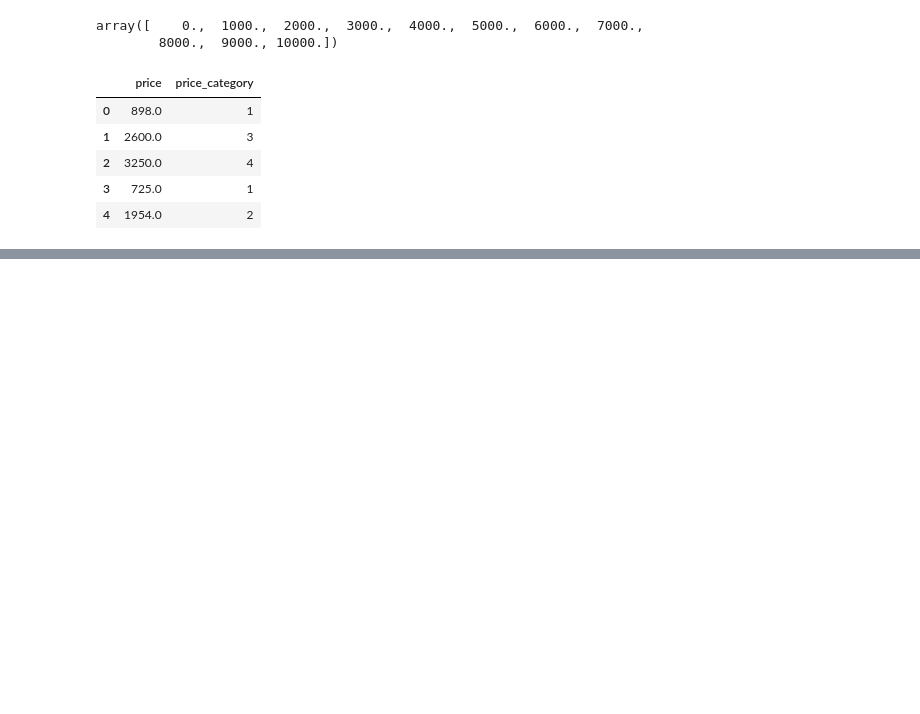
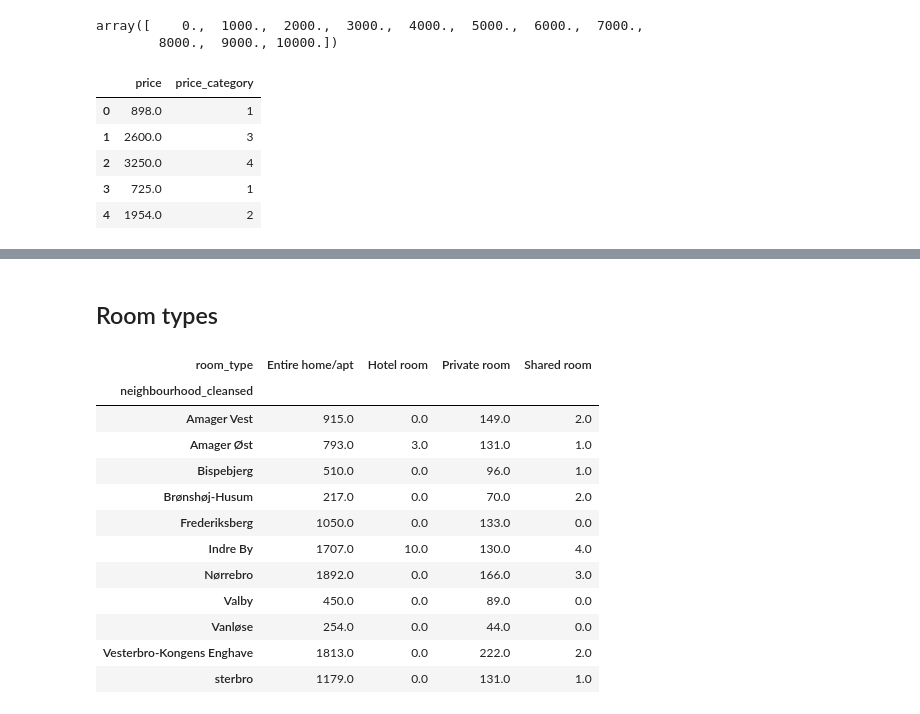
Before and after one commit to michaelbui99/mal-assignment-1, a Jupyter notebook: assignment01.ipynb, the cells around one changed output, grey strips where cells are left out. Saved outputs shown, nothing was run; the diff lists cells and outputs as text; code cells hidden in the pictures; blank space fills up the shorter version.

```diff
--- a/assignment01.ipynb
+++ b/assignment01.ipynb
@@ -180,0 +328,19 @@ data[['price', 'price_category']].head()
+# %% [markdown]
+## Room types
+# %%
+room_type_counts = data.groupby(['neighbourhood_cleansed', 'room_type']).size().unstack().fillna(0)
+room_type_counts
+# %% [output]
+| room_type | Entire home/apt | Hotel room | Private room | Shared room |
+| neighbourhood_cleansed |  |  |  |  |
+| Amager Vest | 915.0 | 0.0 | 149.0 | 2.0 |
+| Amager Øst | 793.0 | 3.0 | 131.0 | 1.0 |
+| Bispebjerg | 510.0 | 0.0 | 96.0 | 1.0 |
+| Brønshøj-Husum | 217.0 | 0.0 | 70.0 | 2.0 |
+| Frederiksberg | 1050.0 | 0.0 | 133.0 | 0.0 |
+| Indre By | 1707.0 | 10.0 | 130.0 | 4.0 |
+| Nørrebro | 1892.0 | 0.0 | 166.0 | 3.0 |
+| Valby | 450.0 | 0.0 | 89.0 | 0.0 |
+| Vanløse | 254.0 | 0.0 | 44.0 | 0.0 |
+| Vesterbro-Kongens Enghave | 1813.0 | 0.0 | 222.0 | 2.0 |
+| sterbro | 1179.0 | 0.0 | 131.0 | 1.0 |
```
Also changed, not shown: parts of 21 cells of this notebook.
